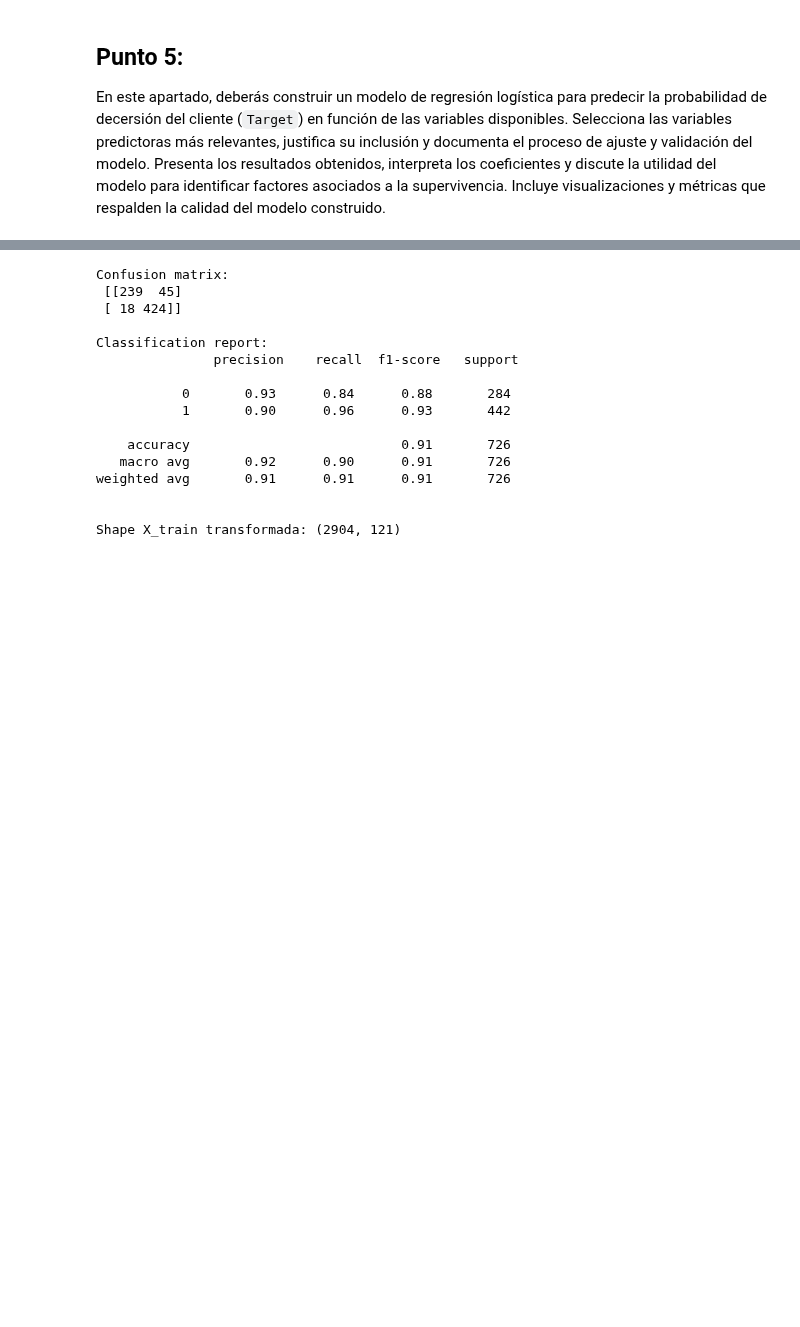
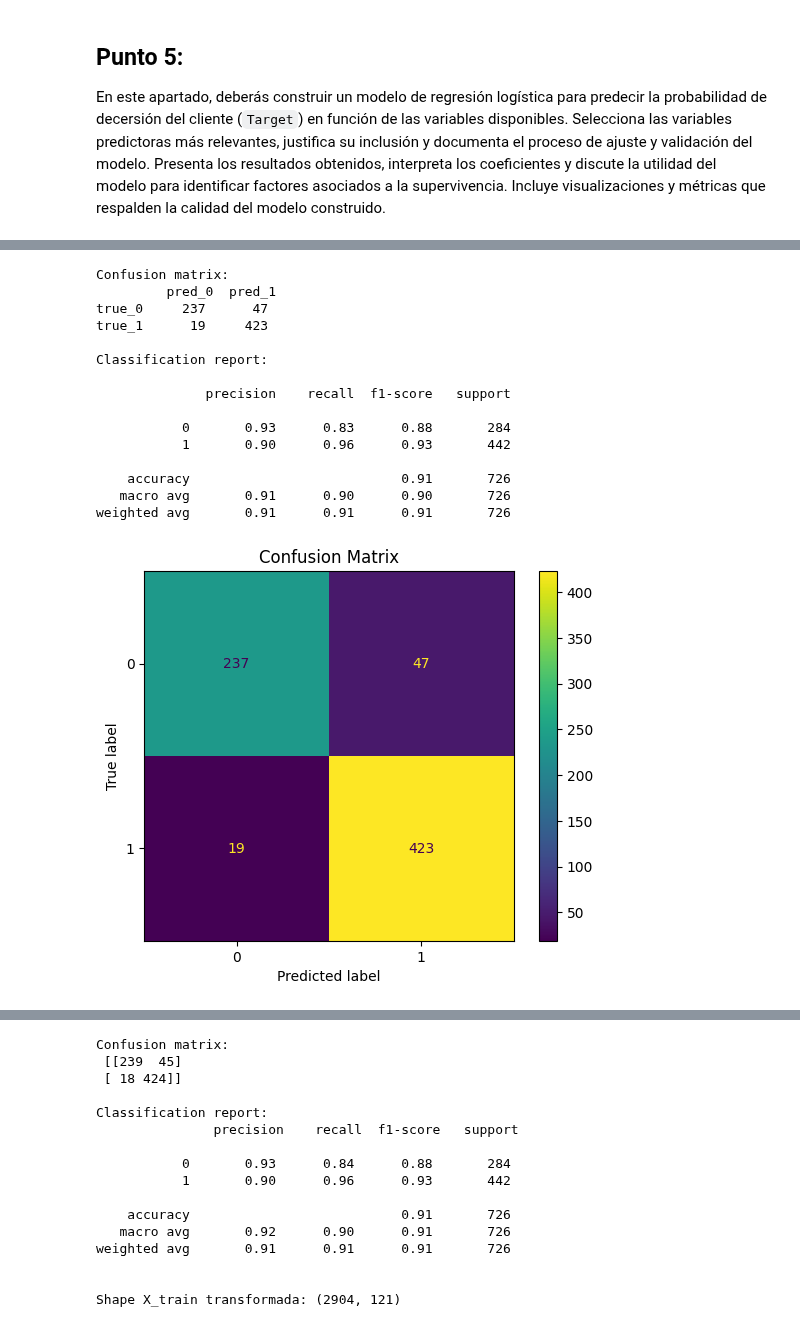
Before and after one commit to LeMarsito02/parcial1analitica, a Jupyter notebook: 01_Parcial_Desercion_(SantiagoPena_SofiaDaza).ipynb, the cells around one changed output, grey strips where cells are left out. Cells and saved outputs as stored; diff of their text form; code cells hidden in the pictures; blank space fills up the shorter version.

```diff
--- a/01_Parcial_Desercion_(SantiagoPena_SofiaDaza).ipynb
+++ b/01_Parcial_Desercion_(SantiagoPena_SofiaDaza).ipynb
@@ -737,3 +737,10 @@ bounds_df
 ## Punto 4:
 
 En esta sección se aborda la preparación de los datos para el modelado predictivo. Se incluyen tareas como la transformación de variables, codificación de categorías, escalado y selección de características relevantes, con el objetivo de optimizar el desempeño y la interpretabilidad del modelo de regresión logística.
+# %%
+ohe_low = OneHotEncoder(handle_unknown="ignore")
+
+ohe_high = OneHotEncoder(
+    handle_unknown="infrequent_if_exist",
+    min_frequency=0.01
+)
@@ -740,3 +751,13 @@ En esta sección se aborda la preparación de los datos para el modelado predict
+# %%
+preprocess = ColumnTransformer(
+    transformers=[
+        ("num", StandardScaler(), numeric_cols),
+        ("bin", "passthrough", binary_cols),
+        ("cat_low", ohe_low, low_card_cat_cols),
+        ("cat_high", ohe_high, high_card_cat_cols),
+    ],
+    remainder="drop"
+)
 # %% [markdown]
 ## Punto 5:
 
@@ -743,0 +884,38 @@ En este apartado, deberás construir un modelo de regresión logística para pre
+# %%
+# =========================================================
+# 2) Matriz de confusión + reporte
+# =========================================================
+classes_ = model.named_steps["clf"].classes_
+
+cm = confusion_matrix(y_test, y_pred, labels=classes_)
+cm_df = pd.DataFrame(
+    cm,
+    index=[f"true_{c}" for c in classes_],
+    columns=[f"pred_{c}" for c in classes_],
+)
+print("\nConfusion matrix:\n", cm_df)
+
+print("\nClassification report:\n")
+print(classification_report(y_test, y_pred))
+
+disp = ConfusionMatrixDisplay(confusion_matrix=cm, display_labels=classes_)
+disp.plot(values_format="d")
+plt.title("Confusion Matrix")
+plt.show()
+# %% [output]
+Confusion matrix:
+         pred_0  pred_1
+true_0     237      47
+true_1      19     423
+
+Classification report:
+
+              precision    recall  f1-score   support
+
+           0       0.93      0.83      0.88       284
+           1       0.90      0.96      0.93       442
+
+    accuracy                           0.91       726
+   macro avg       0.91      0.90      0.90       726
+weighted avg       0.91      0.91      0.91       726
+[figure, added]
```
Also changed, not shown: parts of 4 cells of this notebook.
